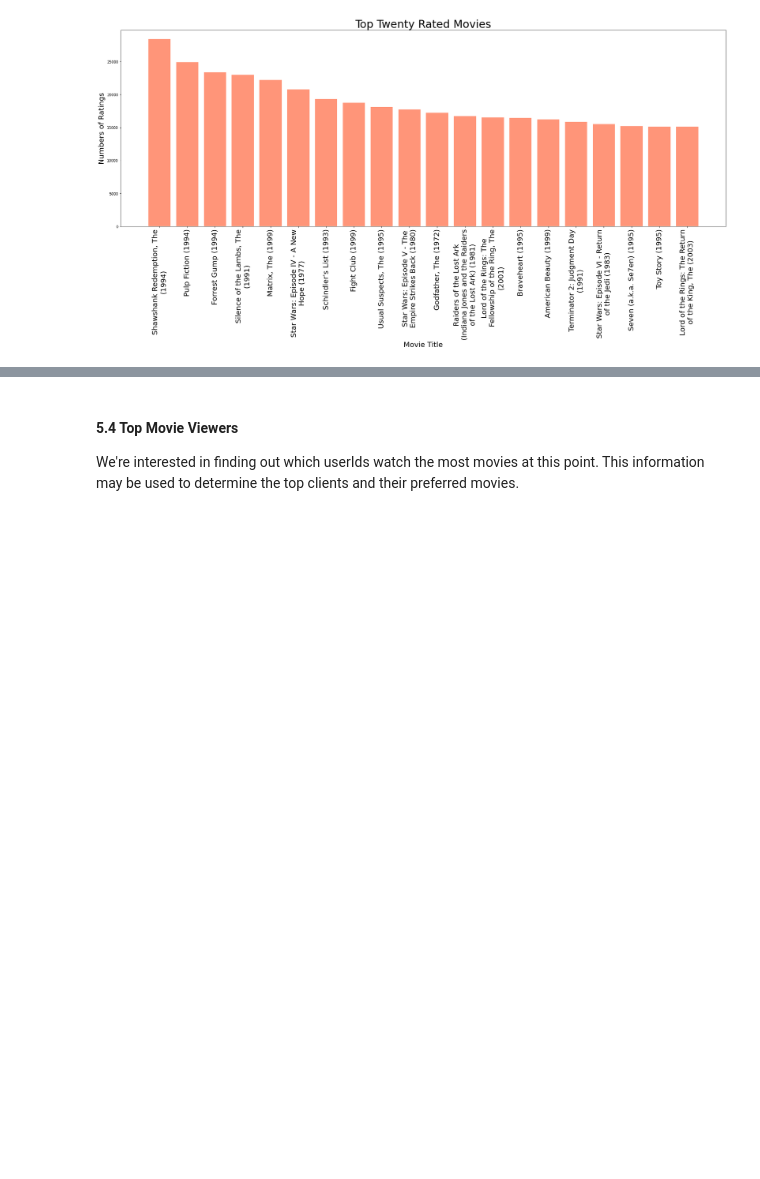
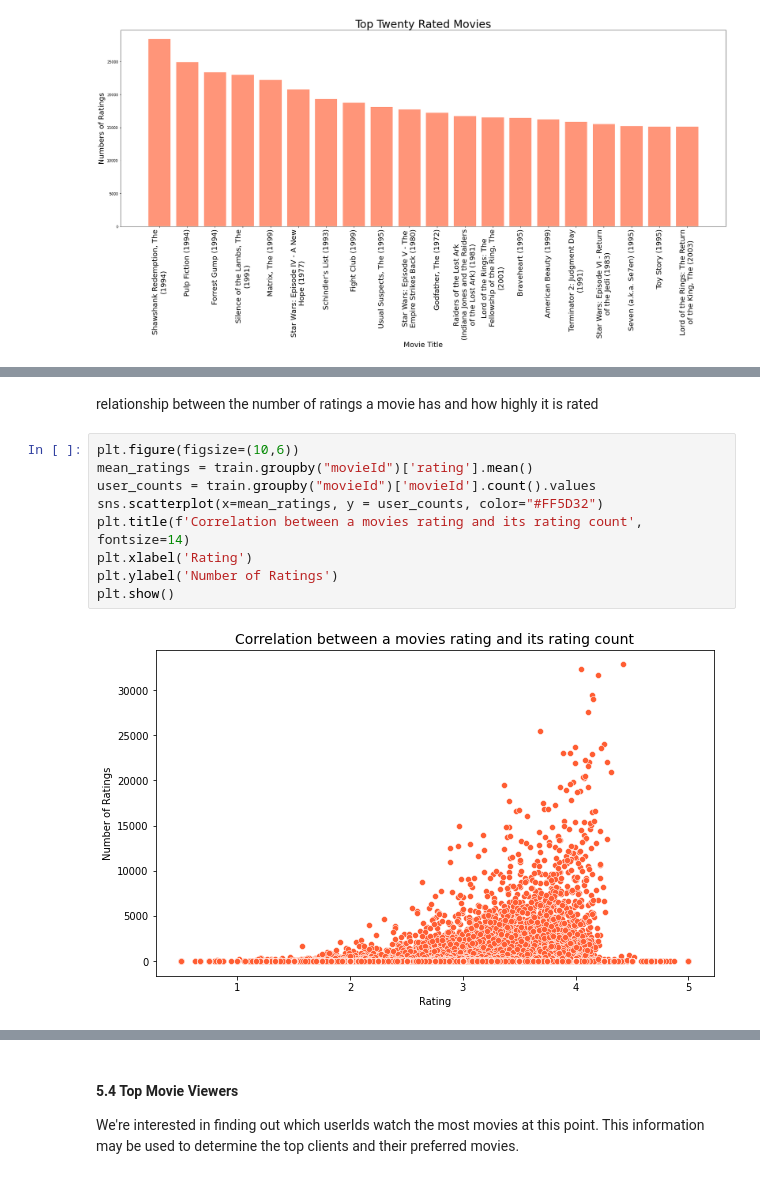
Before and after one commit to kojosbk/Movie_Recomender_Unsupervised_sprint, a Jupyter notebook: JM4 Starter_Notebook.ipynb, the cells around one changed output, grey strips where cells are left out. Drawn from its saved outputs; the diff is of its cells as text; blank space fills up the shorter version.

```diff
--- a/JM4 Starter_Notebook.ipynb
+++ b/JM4 Starter_Notebook.ipynb
@@ -712,0 +736,13 @@ plt.show()
+# %% [markdown]
+relationship between the number of ratings a movie has and how highly it is rated
+# %%
+plt.figure(figsize=(10,6))
+mean_ratings = train.groupby("movieId")['rating'].mean()
+user_counts = train.groupby("movieId")['movieId'].count().values
+sns.scatterplot(x=mean_ratings, y = user_counts, color="#FF5D32")
+plt.title(f'Correlation between a movies rating and its rating count', fontsize=14)
+plt.xlabel('Rating')
+plt.ylabel('Number of Ratings')
+plt.show()
+# %% [output]
+[figure, added]
```
Also changed, not shown: parts of 15 cells of this notebook.
